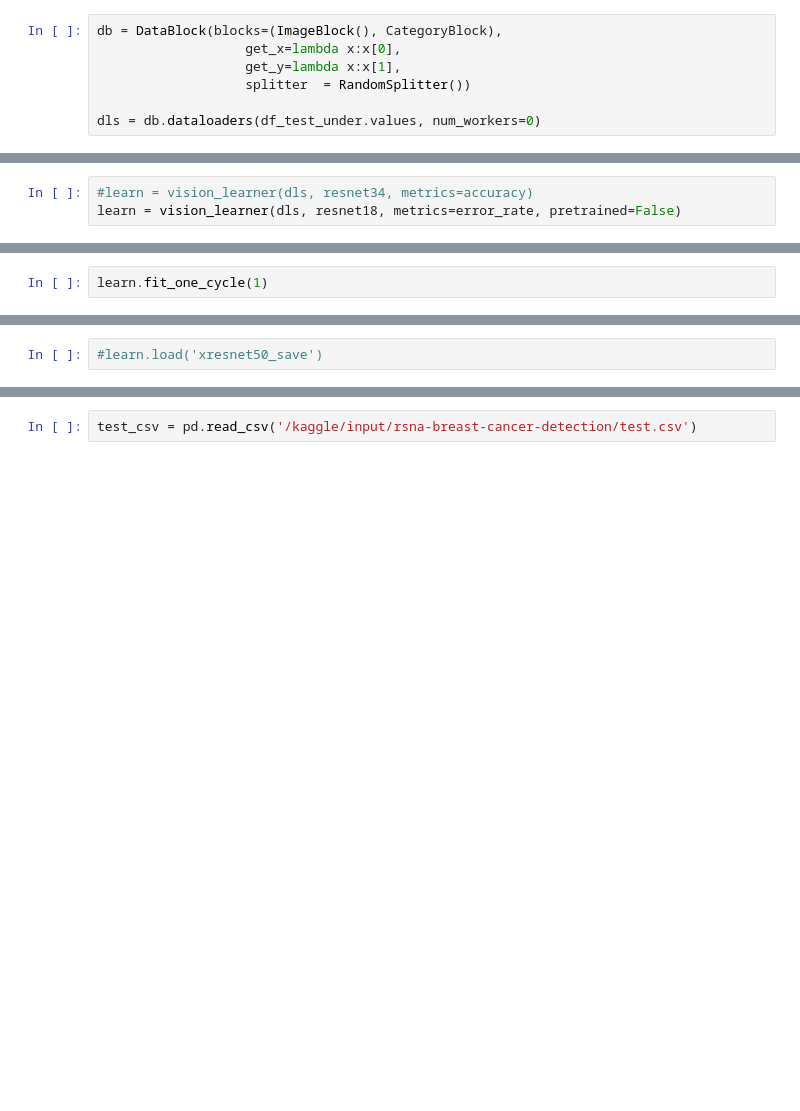
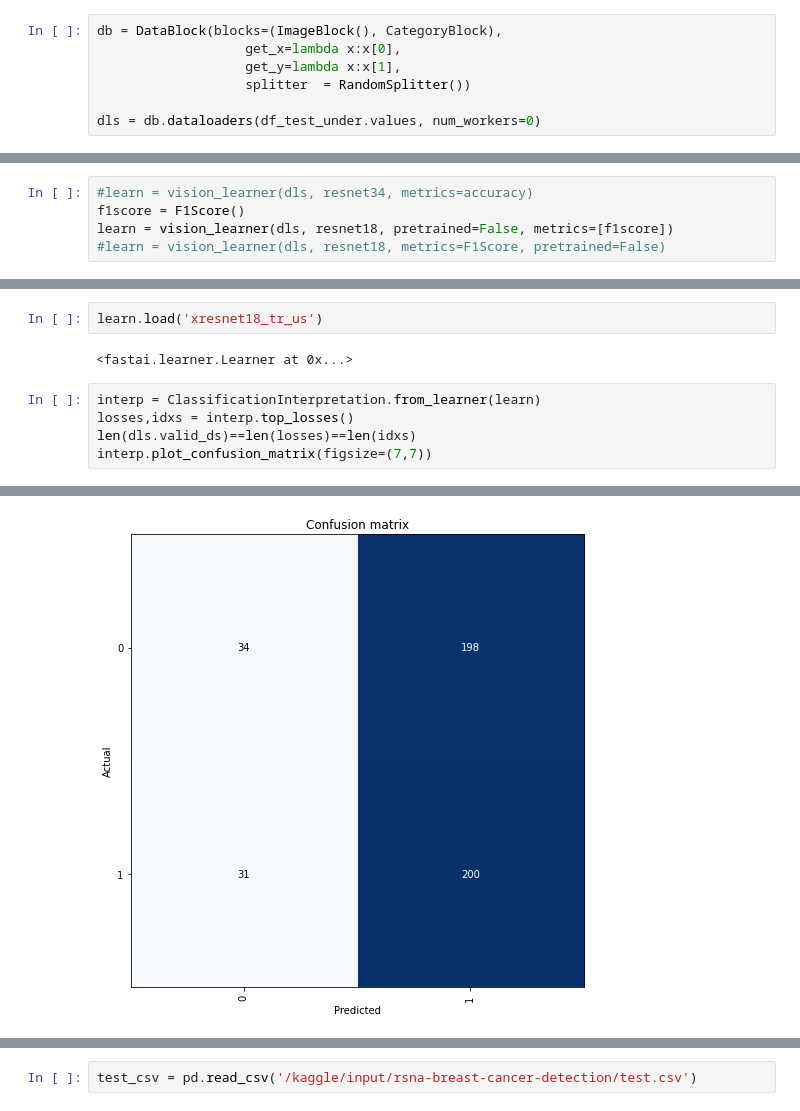
Before and after one commit to taaha/Breast_cancer_detection_from_mamograms, a Jupyter notebook: undersampling-for-data-imbalance.ipynb, the cells around one changed output, grey strips where cells are left out. Saved outputs shown, nothing was run; the diff lists cells and outputs as text; blank space fills up the shorter version.

```diff
--- a/undersampling-for-data-imbalance.ipynb
+++ b/undersampling-for-data-imbalance.ipynb
@@ -119,3 +119,5 @@ dls.show_batch(max_n=16)
 # %%
 #learn = vision_learner(dls, resnet34, metrics=accuracy)
-learn = vision_learner(dls, resnet18, metrics=error_rate, pretrained=False)
+f1score = F1Score()
+learn = vision_learner(dls, resnet18, pretrained=False, metrics=[f1score])
+#learn = vision_learner(dls, resnet18, metrics=F1Score, pretrained=False)
@@ -128,2 +123,0 @@ learn.lr_find()
-# %%
-learn.fit_one_cycle(1)
@@ -132,2 +150,10 @@ learn.fit_one_cycle(1)
-# %%
-#learn.load('xresnet50_save')
+# %%
+learn.load('xresnet18_tr_us')
+# %% [output]
+<fastai.learner.Learner at 0x...>
+# %%
+interp = ClassificationInterpretation.from_learner(learn)
+losses,idxs = interp.top_losses()
+len(dls.valid_ds)==len(losses)==len(idxs)
+interp.plot_confusion_matrix(figsize=(7,7))
+# %% [output]
@@ -134,3 +162,4 @@ learn.fit_one_cycle(1)
+[figure, added]
 # %%
 temp = learn.predict('/kaggle/input/rsna-mammography-images-as-pngs/images_as_pngs_cv2_dicomsdl_256/train_images_processed_cv2_dicomsdl_256/10006/1459541791.png')
 temp[0]
```
Also changed, not shown: parts of 12 cells of this notebook.
